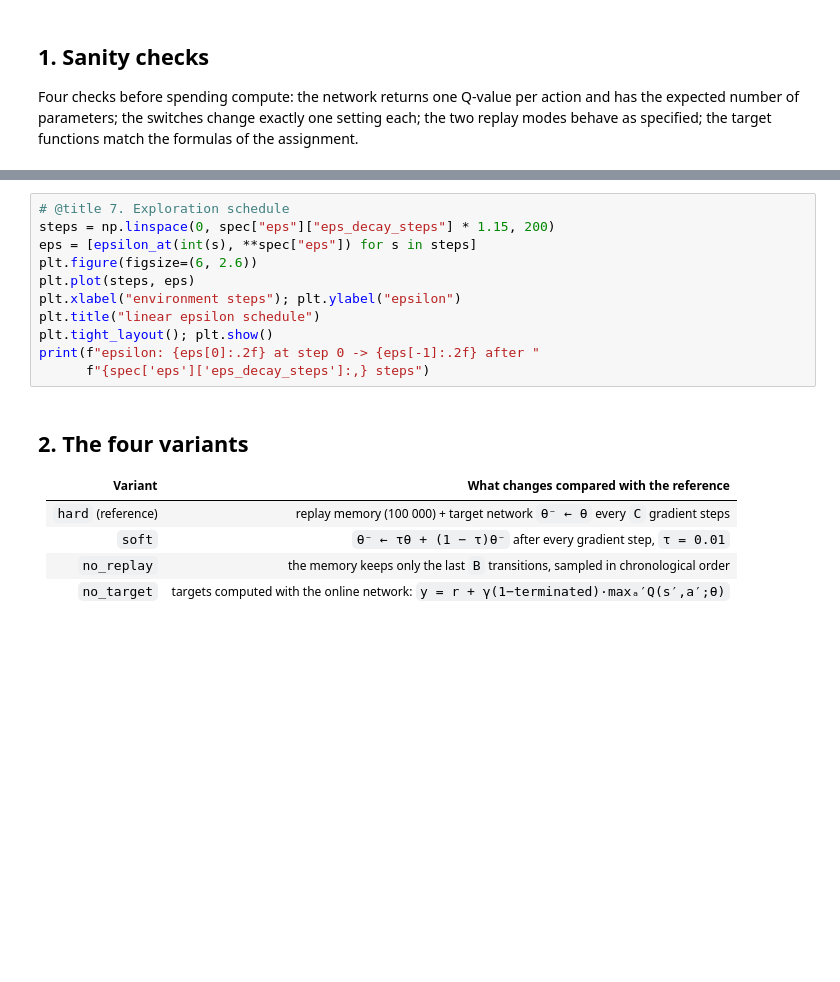
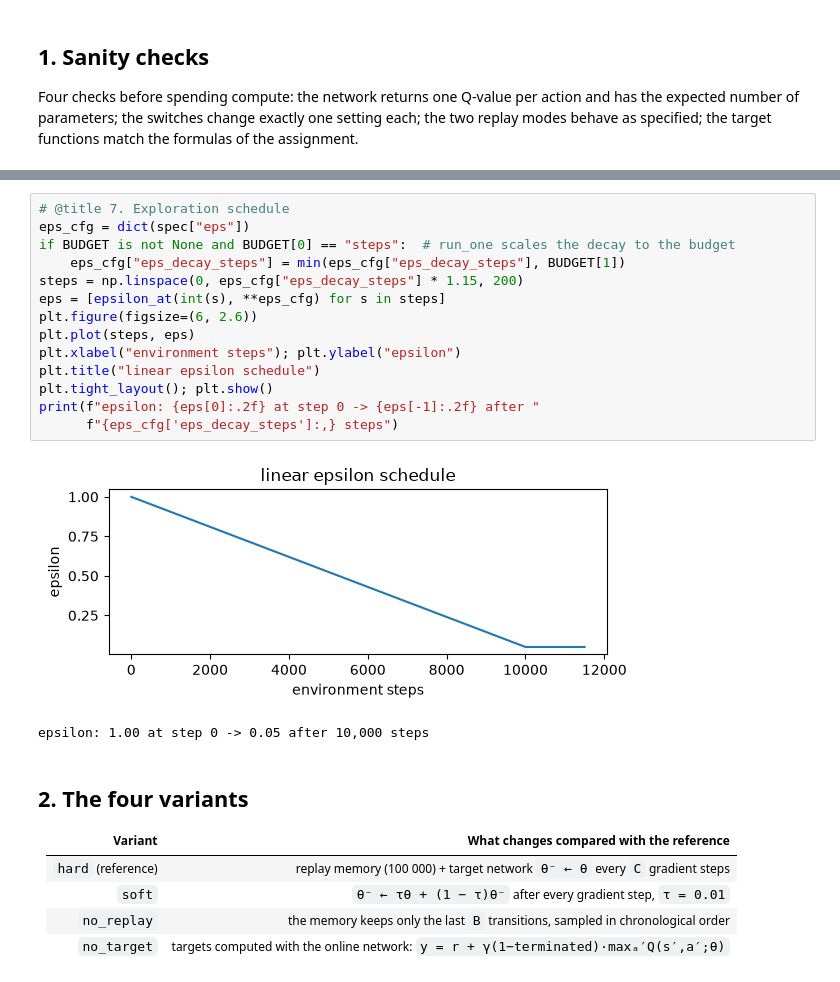
Before and after one commit to AmirBnsL/rl-homework-dqn, a Jupyter notebook: notebooks/EX1_Ablation_cartpole.ipynb, the cells around one changed output, grey strips where cells are left out. Drawn from its saved outputs; the diff is of its cells as text; blank space fills up the shorter version.

Commit message:
Truncation column in the bias tables, budget/epsilon consistency in notebooks, video robustness

```diff
--- a/notebooks/EX1_Ablation_cartpole.ipynb
+++ b/notebooks/EX1_Ablation_cartpole.ipynb
@@ -1403,14 +1445,20 @@ with torch.no_grad():
 # %%
 # @title 7. Exploration schedule
-steps = np.linspace(0, spec["eps"]["eps_decay_steps"] * 1.15, 200)
-eps = [epsilon_at(int(s), **spec["eps"]) for s in steps]
+eps_cfg = dict(spec["eps"])
+if BUDGET is not None and BUDGET[0] == "steps":  # run_one scales the decay to the budget
+    eps_cfg["eps_decay_steps"] = min(eps_cfg["eps_decay_steps"], BUDGET[1])
+steps = np.linspace(0, eps_cfg["eps_decay_steps"] * 1.15, 200)
+eps = [epsilon_at(int(s), **eps_cfg) for s in steps]
 plt.figure(figsize=(6, 2.6))
 plt.plot(steps, eps)
 plt.xlabel("environment steps"); plt.ylabel("epsilon")
 plt.title("linear epsilon schedule")
 plt.tight_layout(); plt.show()
 print(f"epsilon: {eps[0]:.2f} at step 0 -> {eps[-1]:.2f} after "
-      f"{spec['eps']['eps_decay_steps']:,} steps")
+      f"{eps_cfg['eps_decay_steps']:,} steps")
+# %% [output]
+[figure, added]
+epsilon: 1.00 at step 0 -> 0.05 after 10,000 steps
 # %% [markdown]
 ## 2. The four variants
 
```
Also changed, not shown: parts of 14 cells of this notebook, 13 other files.
